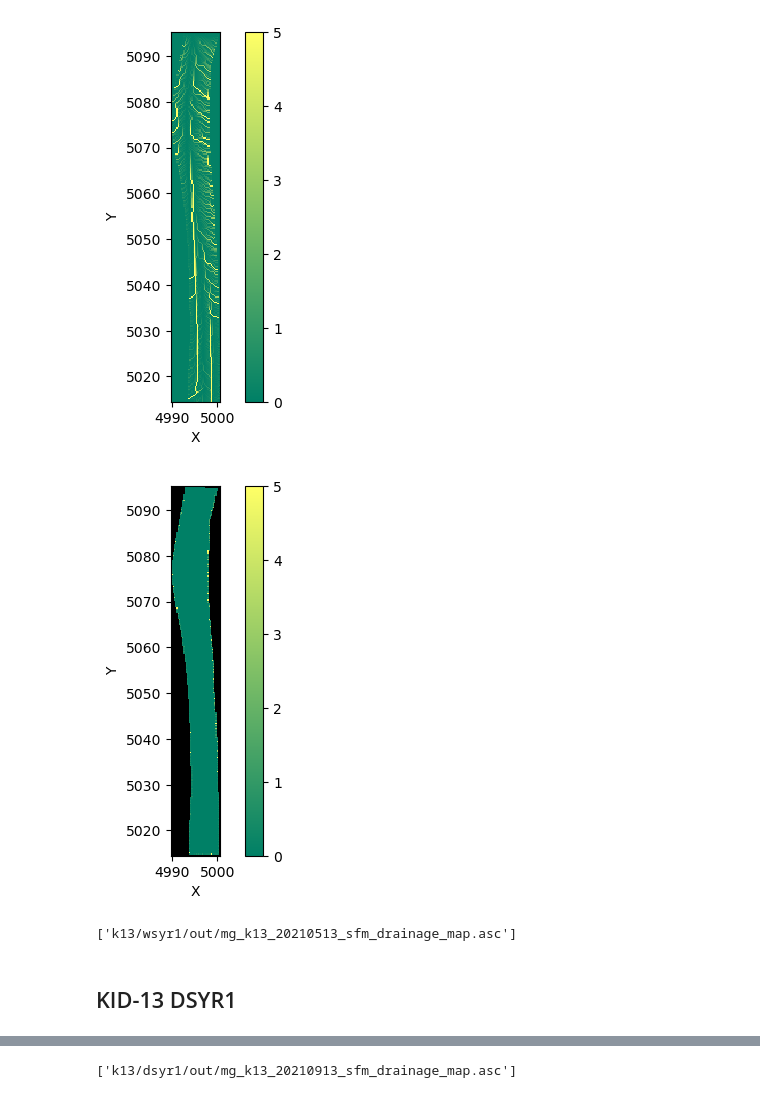
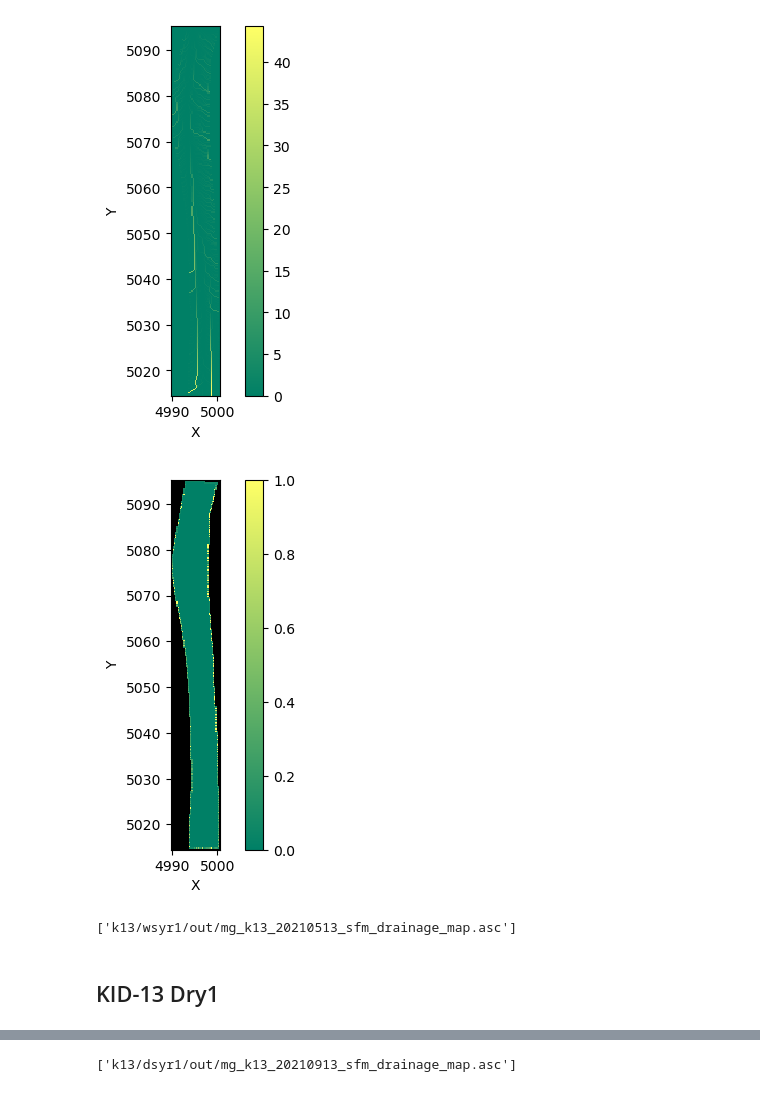
Before and after one commit to amanaster2/ll_micro, a Jupyter notebook: flowAccumulation_k13.ipynb, the cells around one changed output, grey strips where cells are left out. Drawn from its saved outputs; the diff is of its cells as text; code cells hidden in the pictures.

```diff
--- a/flowAccumulation_k13.ipynb
+++ b/flowAccumulation_k13.ipynb
@@ -188,19 +194,19 @@ plt.show()
 # %%
 area = mg_k13_20210513_sfm.at_node['drainage_area']
 is_drainage_boundary = np.logical_and((area>0), (mg_k13_20210513_sfm.node_has_boundary_neighbor(mg_k13_20210513_sfm.nodes)==True).flatten())
 boundary_drainage_area=area[is_drainage_boundary]
-mg_k13_20210513_sfm.imshow(mg_k13_20210513_sfm.at_node['drainage_area'], vmin=0, vmax=5, cmap='summer')
+mg_k13_20210513_sfm.imshow(mg_k13_20210513_sfm.at_node['drainage_area'], vmin=0, cmap='summer')
 plt.show()
 
 mask = np.zeros(len(mg_k13_20210513_sfm.at_node['topographic__elevation']))
 mask[np.where(is_drainage_boundary)] = boundary_drainage_area
 mg_k13_20210513_sfm.add_field("boundary_drainage", mask, at='node', clobber=True)
 mg_k13_20210513_sfm.at_node['boundary_drainage'][mg_k13_20210513_sfm.status_at_node==mg_k13_20210513_sfm.BC_NODE_IS_FIXED_VALUE] = np.nan
-imshow_grid(mg_k13_20210513_sfm, 'boundary_drainage', vmin=0, vmax=5, cmap='summer')
+imshow_grid(mg_k13_20210513_sfm, 'boundary_drainage', vmin=0, vmax=1, cmap='summer')
 plt.show()
 # %% [output]
-[figure, old version]
+[figure, new version]
-[figure, old version]
+[figure, new version]
 # %%
 mg_k13_20201109_sfm.at_node['boundary_drainage'][mg_k13_20201109_sfm.status_at_node==mg_k13_20201109_sfm.BC_NODE_IS_FIXED_VALUE] = 18000
 mg_k13_20210208_sfm.at_node['boundary_drainage'][mg_k13_20210208_sfm.status_at_node==mg_k13_20210208_sfm.BC_NODE_IS_FIXED_VALUE] = 18000
@@ -219,7 +225,7 @@ write_esri_ascii('k13/wsyr1/out/mg_k13_20210513_sfm_drainage_map.asc',mg_k13_202
 # %% [output]
 ['k13/wsyr1/out/mg_k13_20210513_sfm_drainage_map.asc']
 # %% [markdown]
-## KID-13 DSYR1
+## KID-13 Dry1
 # %%
 area = mg_k13_20210604_sfm.at_node['drainage_area']
 is_drainage_boundary = np.logical_and((area>0), (mg_k13_20210604_sfm.node_has_boundary_neighbor(mg_k13_20210604_sfm.nodes)==True).flatten())
```
Also changed, not shown: parts of 14 cells of this notebook, 2 other files.
